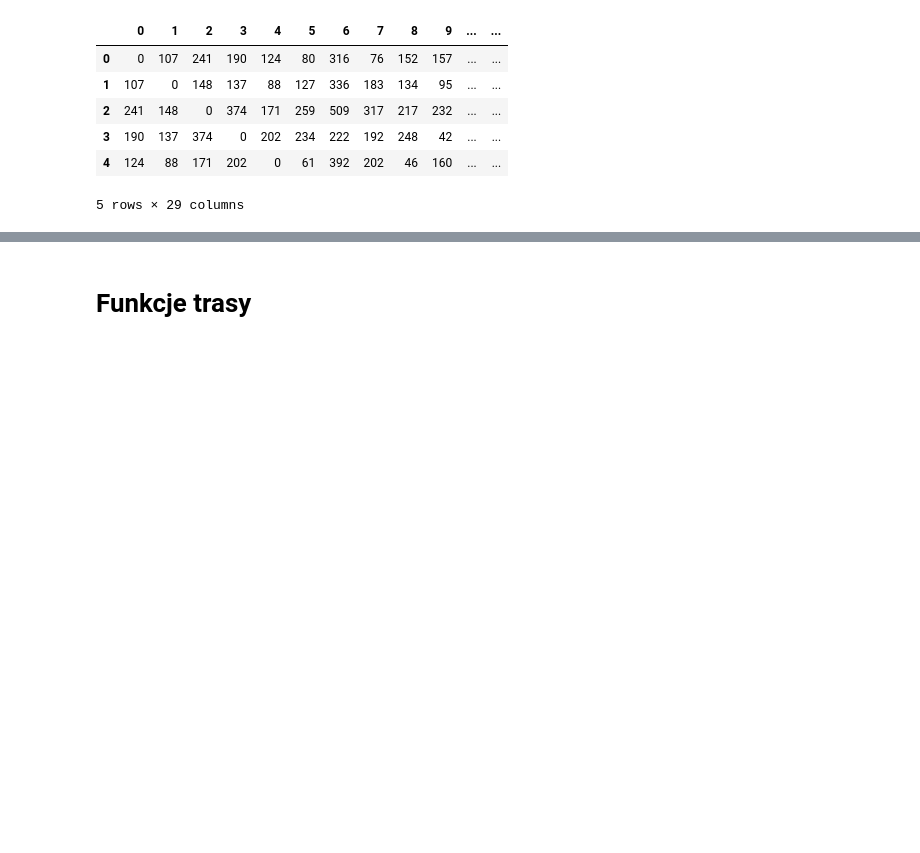
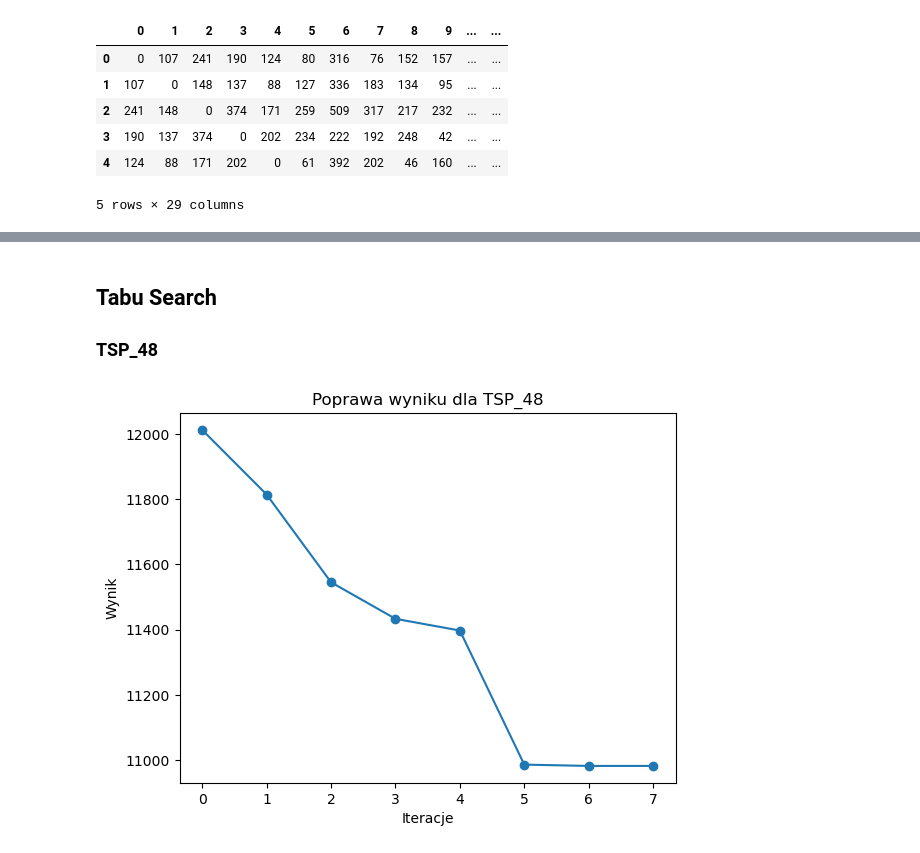
Before and after one commit to Alex4ndro5/ProjektTSP, a Jupyter notebook: Projekt_TSP.ipynb, the cells around one changed output, grey strips where cells are left out. Saved outputs shown, nothing was run; the diff lists cells and outputs as text; code cells hidden in the pictures; blank space fills up the shorter version.

Commit message:
wyniki w pliku ogólnym

```diff
--- a/Projekt_TSP.ipynb
+++ b/Projekt_TSP.ipynb
@@ -42,2 +25,0 @@ def Reverse(route, pos1, pos2):
-# %% [markdown]
-# Funkcje trasy
@@ -56,0 +26,15 @@ def create_initial_route(distance_matrix):
+# %% [markdown]
+## Tabu Search
+### TSP_48
+# %%
+# Wykres poprawy wyniku dla TSP_48 z trasą początkową utworzoną przez NN
+
+values = [12012, 11814, 11545, 11433, 11397, 10986, 10982, 10982] # Wyniki
+x = [0, 1, 2, 3, 4, 5, 6, 7] # Iteracje
+plt.plot(x, values, 'o-')
+plt.xlabel('Iteracje')
+plt.ylabel('Wynik')
+plt.title('Poprawa wyniku dla TSP_48')
+plt.show()
+# %% [output]
+[figure, added]
```
Also changed, not shown: parts of 6 cells of this notebook.
